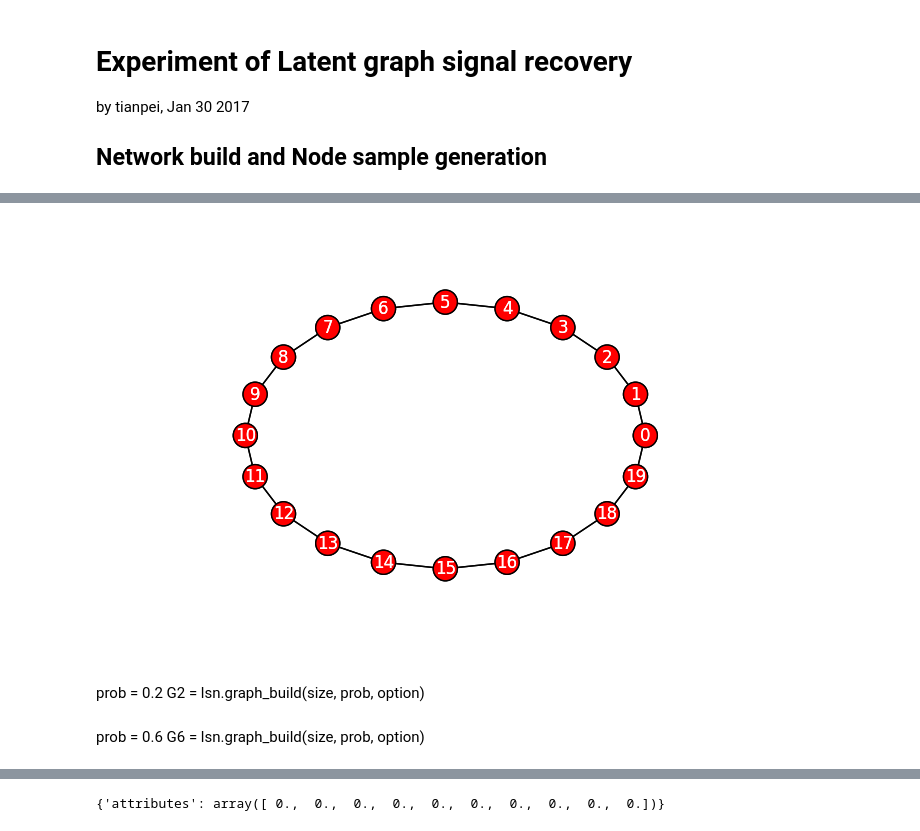
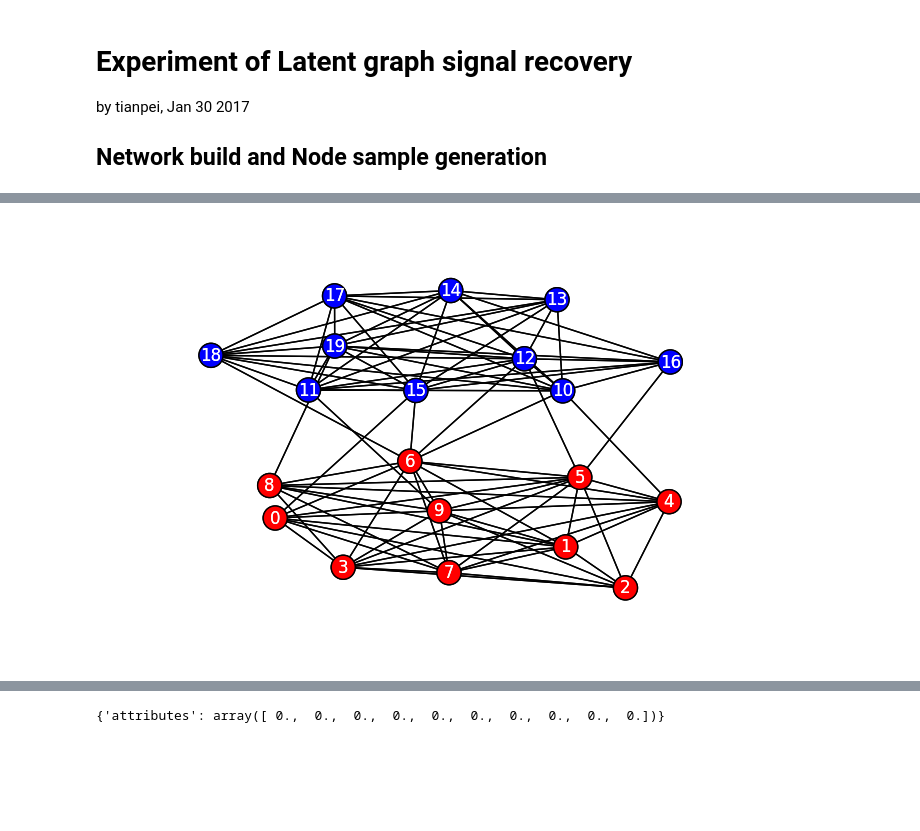
Before and after one commit to TianpeiLuke/LatNet, a Jupyter notebook: src/Exp_01_30_2017v1.ipynb, the cells around one changed output, grey strips where cells are left out. Cells and saved outputs as stored; diff of their text form; code cells hidden in the pictures; blank space fills up the shorter version.

```diff
--- a/src/Exp_01_30_2017v1.ipynb
+++ b/src/Exp_01_30_2017v1.ipynb
@@ -47,5 +17,5 @@ def graph_build(size, prob, option):
 # %%
-choice = 'newman'
+choice = 'partition'
 
 if choice == 'newman':
     size = 20
@@ -54,37 +24,31 @@ if choice == 'newman':
     d = 10
     option= {'seed': seed, 'node_dim': d, 'model': 'newman'}
     option['k-NN'] = 2
     LSN = lsn(size, prob, option)
     G0 = LSN.graph_build(size=size, prob=prob, option=option, save_fig=True)
 elif choice == 'partition':
     size = [10, 10]
     prob = [0.9, 0.1]
     seed = 1000
     d = 10
     option= {'seed': seed, 'node_dim': d, 'model': 'partition'}
     LSN = lsn(size, prob, option)
     G0 = LSN.graph_build(size=size, prob=prob, option=option)
 elif choice == 'grid':
     size = [4, 5]
     seed = 1000
     prob = 0.6
     d = 10
     option= {'seed': seed, 'node_dim': d, 'model': 'grid'}
     LSN = lsn(size, prob, option)
     G0 = LSN.graph_build(size=size, prob=prob, option=option)
 elif choice == 'binomial':
     size = 20
     prob = 0.18
     seed = 1000
     d = 10
     option= {'seed': seed, 'node_dim': d, 'model': 'binomial'}
     LSN = lsn(size, prob, option)
     G0 = LSN.graph_build(size=size, prob=prob, option=option)
 # %% [output]
-[figure, old version]
+[figure, new version]
-# %% [markdown]
-prob = 0.2
-G2 = lsn.graph_build(size, prob, option)
-# %% [markdown]
-prob = 0.6
-G6 = lsn.graph_build(size, prob, option)
```
Also changed, not shown: parts of 8 cells of this notebook.
